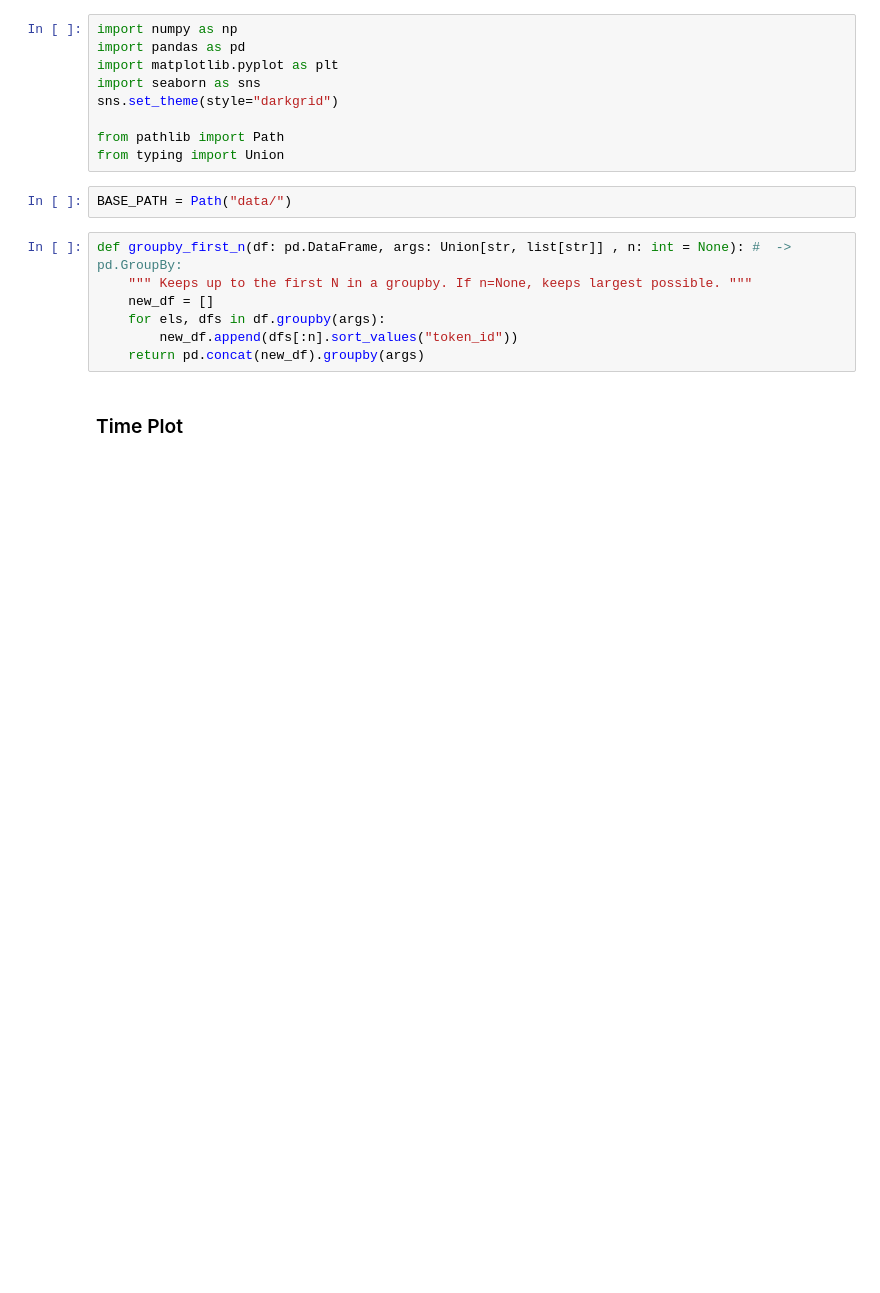
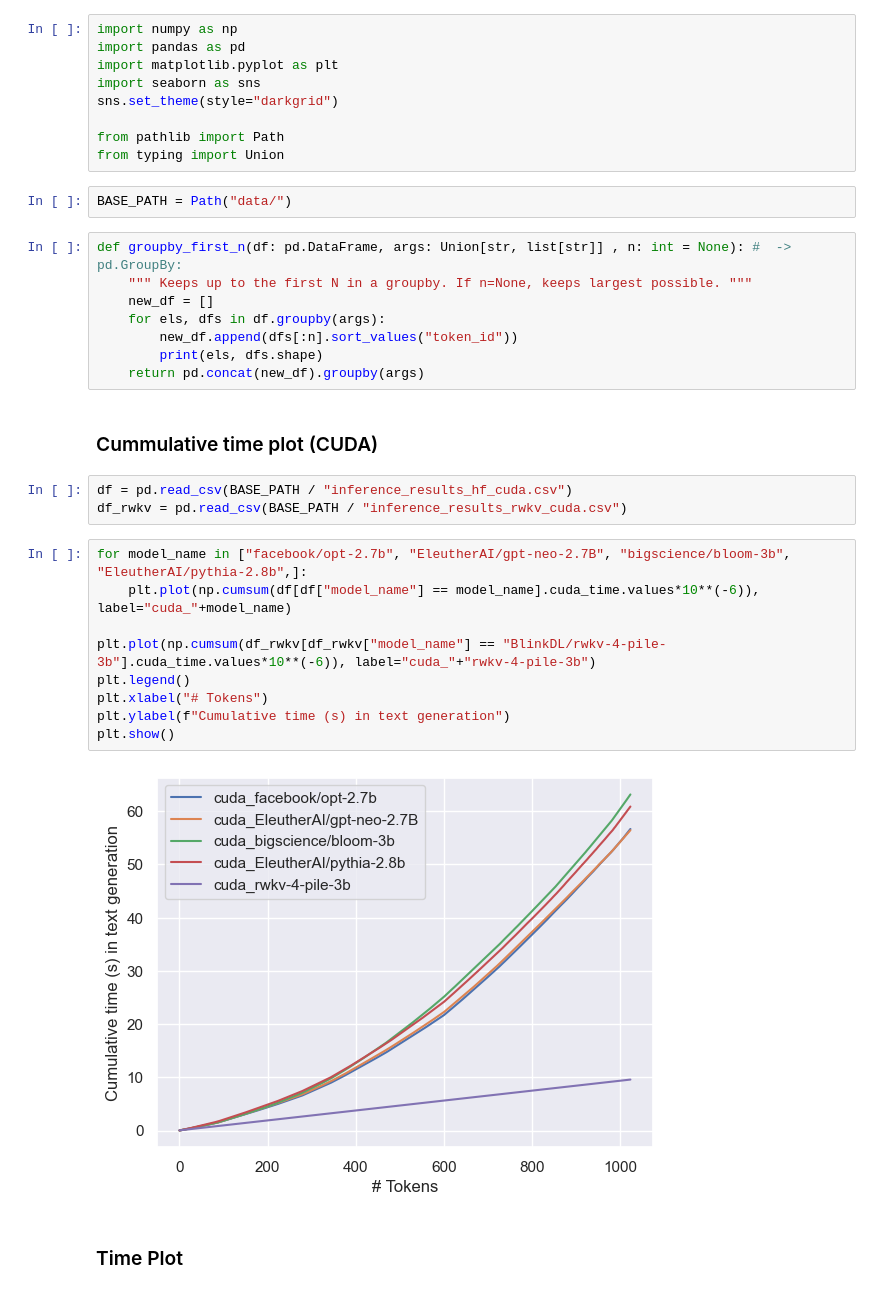
Before and after one commit to SSamDav/RWKV-Inference-Experiments, a Jupyter notebook: plots.ipynb, the cells around one changed output. Cells and saved outputs as stored; diff of their text form; blank space fills up the shorter version.

```diff
--- a/plots.ipynb
+++ b/plots.ipynb
@@ -17,7 +17,24 @@ def groupby_first_n(df: pd.DataFrame, args: Union[str, list[str]] , n: int = Non
     new_df = []
     for els, dfs in df.groupby(args):
         new_df.append(dfs[:n].sort_values("token_id"))
+        print(els, dfs.shape)
     return pd.concat(new_df).groupby(args)
+# %% [markdown]
+### Cummulative time plot (CUDA)
+# %%
+df = pd.read_csv(BASE_PATH / "inference_results_hf_cuda.csv")
+df_rwkv = pd.read_csv(BASE_PATH / "inference_results_rwkv_cuda.csv")
+# %%
+for model_name in ["facebook/opt-2.7b", "EleutherAI/gpt-neo-2.7B", "bigscience/bloom-3b", "EleutherAI/pythia-2.8b",]:
+    plt.plot(np.cumsum(df[df["model_name"] == model_name].cuda_time.values*10**(-6)), label="cuda_"+model_name)
+
+plt.plot(np.cumsum(df_rwkv[df_rwkv["model_name"] == "BlinkDL/rwkv-4-pile-3b"].cuda_time.values*10**(-6)), label="cuda_"+"rwkv-4-pile-3b")
+plt.legend()
+plt.xlabel("# Tokens")
+plt.ylabel(f"Cumulative time (s) in text generation")
+plt.show()
+# %% [output]
+[figure, added]
 # %% [markdown]
 ### Time Plot
 # %%
```
Also changed, not shown: parts of 9 cells of this notebook, 2 other files.
